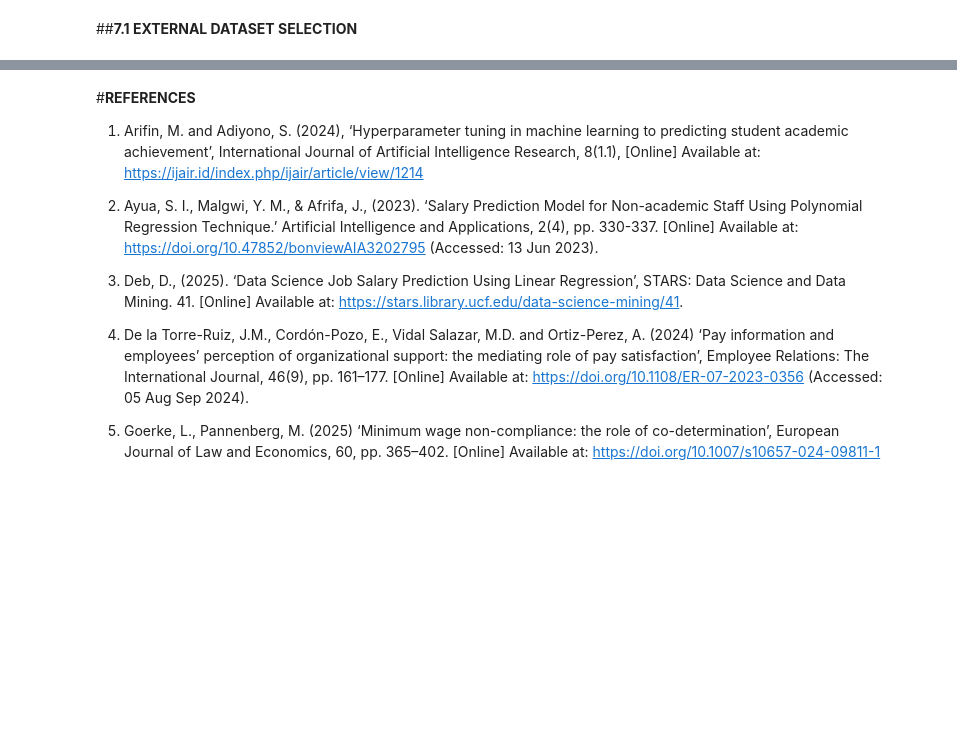
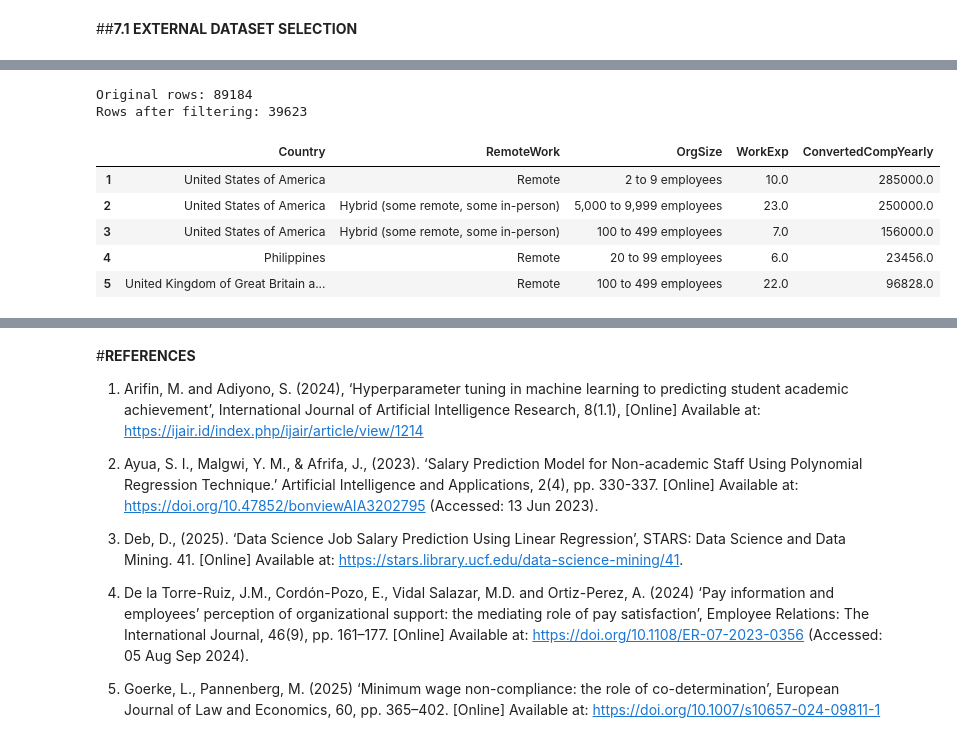
Before and after one commit to behrad-mohammadi/salary-prediction-data-jobs, a Jupyter notebook: Notebook/salary_analysis_main.ipynb, the cells around one changed output, grey strips where cells are left out. Cells and saved outputs as stored; diff of their text form; code cells hidden in the pictures; blank space fills up the shorter version.

```diff
--- a/Notebook/salary_analysis_main.ipynb
+++ b/Notebook/salary_analysis_main.ipynb
@@ -1114,0 +1181,27 @@ Although the models do not predict salaries with very high accuracy, they still
+# %%
+# 1) Keep only professional developers
+mask_dev = ext_df['MainBranch'] == "I am a developer by profession"
+
+# 2) Keep only full-time employees (string contains)
+mask_fulltime = ext_df['Employment'].fillna("").str.contains("Employed, full-time", na=False)
+
+# 3) Keep only rows with non-null yearly compensation
+mask_salary = ext_df['ConvertedCompYearly'].notnull()
+
+# 4) Apply all filters
+ext_df_clean = ext_df[mask_dev & mask_fulltime & mask_salary].copy()
+
+print("Original rows:", ext_df.shape[0])
+print("Rows after filtering:", ext_df_clean.shape[0])
+
+# Quick check of selected columns
+ext_df_clean[['Country', 'RemoteWork', 'OrgSize', 'WorkExp', 'ConvertedCompYearly']].head()
+# %% [output]
+Original rows: 89184
+Rows after filtering: 39623
+|  | Country | RemoteWork | OrgSize | WorkExp | ConvertedCompYearly |
+| 1 | United States of America | Remote | 2 to 9 employees | 10.0 | 285000.0 |
+| 2 | United States of America | Hybrid (some remote, some in-person) | 5,000 to 9,999 employees | 23.0 | 250000.0 |
+| 3 | United States of America | Hybrid (some remote, some in-person) | 100 to 499 employees | 7.0 | 156000.0 |
+| 4 | Philippines | Remote | 20 to 99 employees | 6.0 | 23456.0 |
+| 5 | United Kingdom of Great Britain a... | Remote | 100 to 499 employees | 22.0 | 96828.0 |
```
Also changed, not shown: parts of 14 cells of this notebook.
